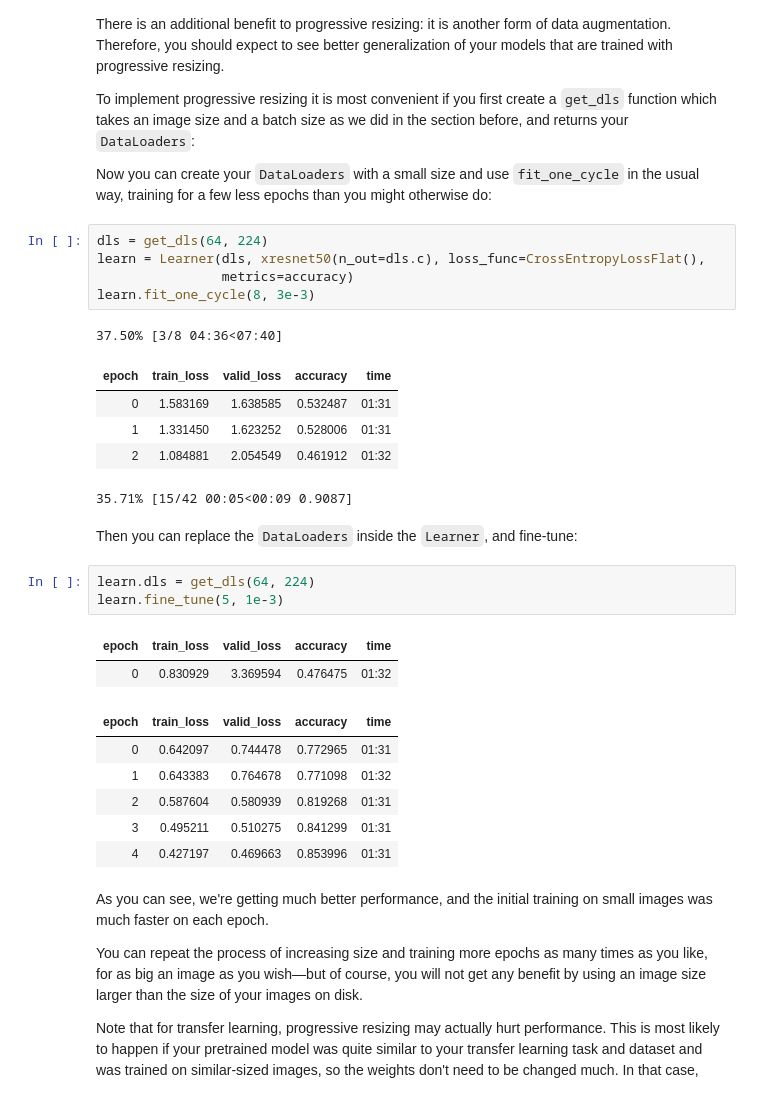
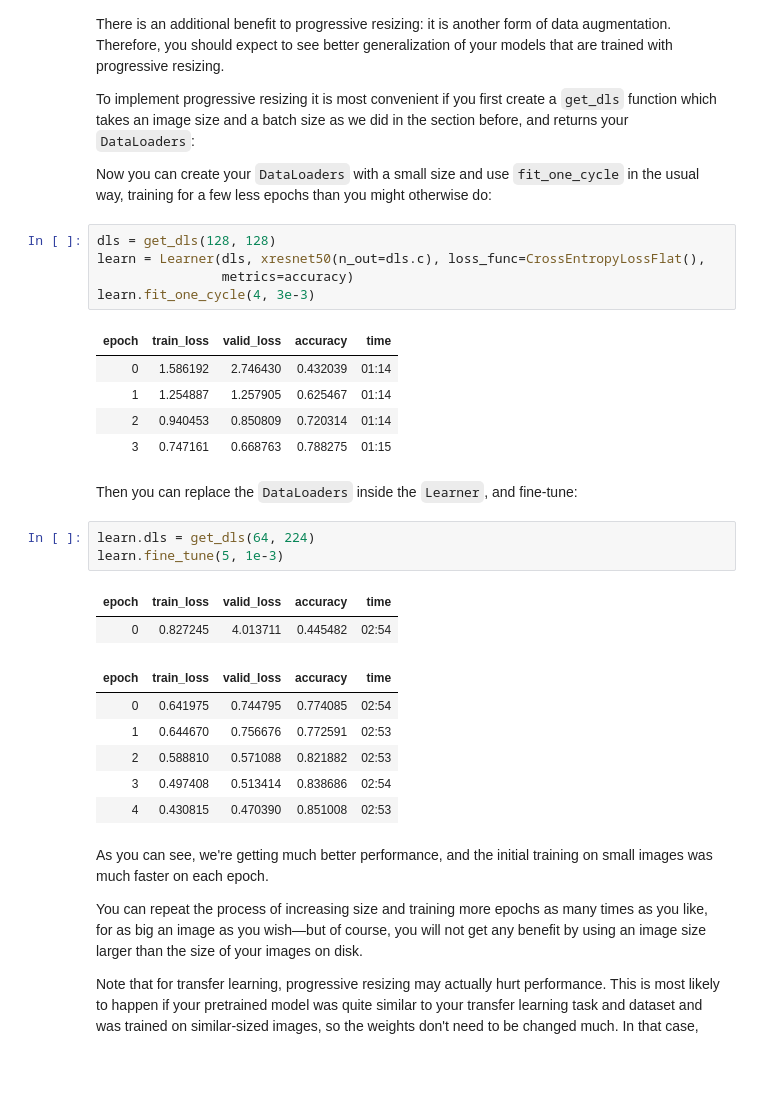
Before and after one commit to afortuny/DeepLearningFastAI, a Jupyter notebook: 08_SOTA Tricks and Tips on Imagenette.ipynb, the cells around one changed output. Saved outputs shown, nothing was run; the diff lists cells and outputs as text; blank space fills up the shorter version.

```diff
--- a/08_SOTA Tricks and Tips on Imagenette.ipynb
+++ b/08_SOTA Tricks and Tips on Imagenette.ipynb
@@ -136,17 +141,16 @@ To implement progressive resizing it is most convenient if you first create a `g
 
 Now you can create your `DataLoaders` with a small size and use `fit_one_cycle` in the usual way, training for a few less epochs than you might otherwise do:
 # %%
-dls = get_dls(64, 224)
+dls = get_dls(128, 128)
 learn = Learner(dls, xresnet50(n_out=dls.c), loss_func=CrossEntropyLossFlat(),
                 metrics=accuracy)
-learn.fit_one_cycle(8, 3e-3)
+learn.fit_one_cycle(4, 3e-3)
 # %% [output]
-37.50% [3/8 04:36<07:40]
 | epoch | train_loss | valid_loss | accuracy | time |
-| 0 | 1.583169 | 1.638585 | 0.532487 | 01:31 |
-| 1 | 1.331450 | 1.623252 | 0.528006 | 01:31 |
-| 2 | 1.084881 | 2.054549 | 0.461912 | 01:32 |
+| 0 | 1.586192 | 2.746430 | 0.432039 | 01:14 |
+| 1 | 1.254887 | 1.257905 | 0.625467 | 01:14 |
+| 2 | 0.940453 | 0.850809 | 0.720314 | 01:14 |
+| 3 | 0.747161 | 0.668763 | 0.788275 | 01:15 |
-35.71% [15/42 00:05<00:09 0.9087]
 # %% [markdown]
 Then you can replace the `DataLoaders` inside the `Learner`, and fine-tune:
 # %%
@@ -154,13 +158,13 @@ learn.dls = get_dls(64, 224)
 learn.fine_tune(5, 1e-3)
 # %% [output]
 | epoch | train_loss | valid_loss | accuracy | time |
-| 0 | 0.830929 | 3.369594 | 0.476475 | 01:32 |
+| 0 | 0.827245 | 4.013711 | 0.445482 | 02:54 |
 | epoch | train_loss | valid_loss | accuracy | time |
-| 0 | 0.642097 | 0.744478 | 0.772965 | 01:31 |
-| 1 | 0.643383 | 0.764678 | 0.771098 | 01:32 |
-| 2 | 0.587604 | 0.580939 | 0.819268 | 01:31 |
-| 3 | 0.495211 | 0.510275 | 0.841299 | 01:31 |
-| 4 | 0.427197 | 0.469663 | 0.853996 | 01:31 |
+| 0 | 0.641975 | 0.744795 | 0.774085 | 02:54 |
+| 1 | 0.644670 | 0.756676 | 0.772591 | 02:53 |
+| 2 | 0.588810 | 0.571088 | 0.821882 | 02:53 |
+| 3 | 0.497408 | 0.513414 | 0.838686 | 02:54 |
+| 4 | 0.430815 | 0.470390 | 0.851008 | 02:53 |
 # %% [markdown]
 As you can see, we're getting much better performance, and the initial training on small images was much faster on each epoch.
 
```
Also changed, not shown: parts of 16 cells of this notebook.
